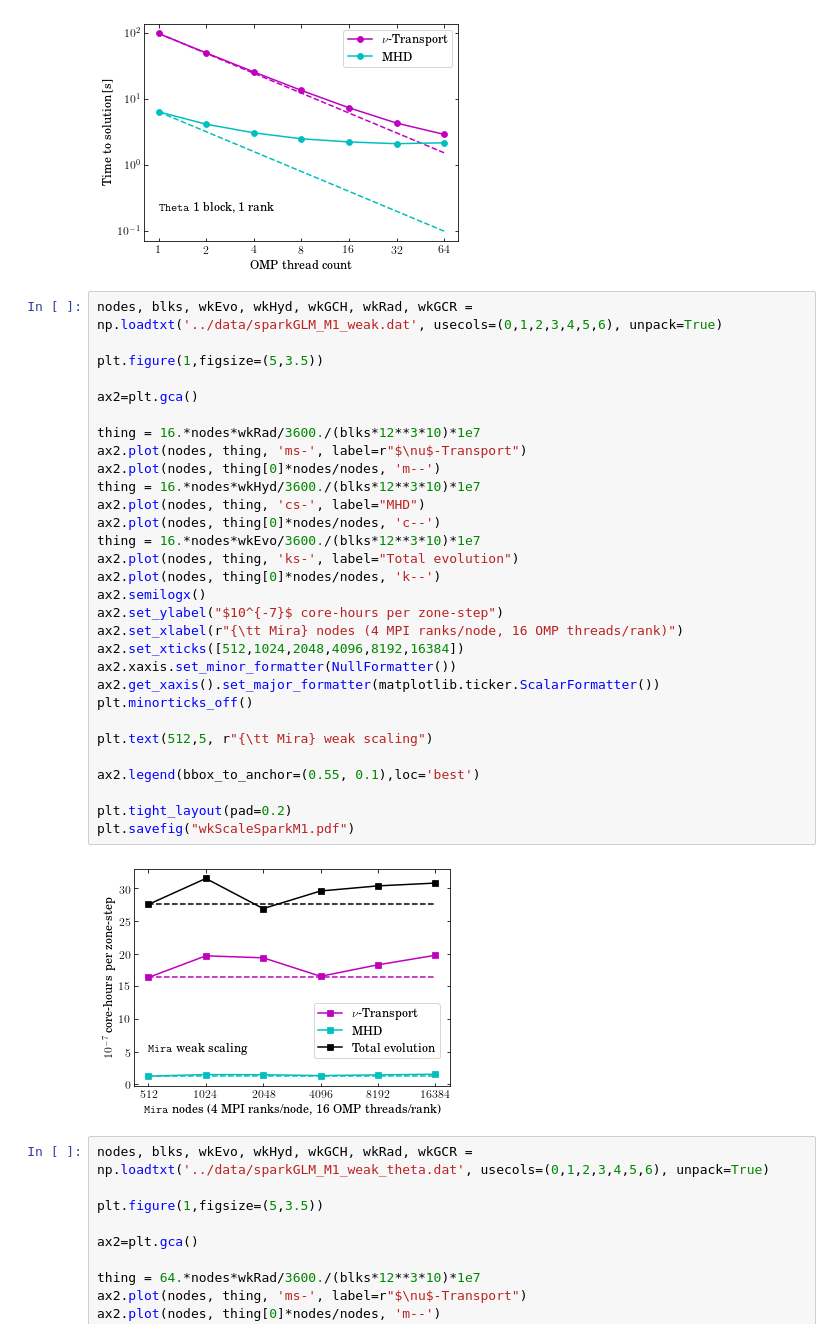
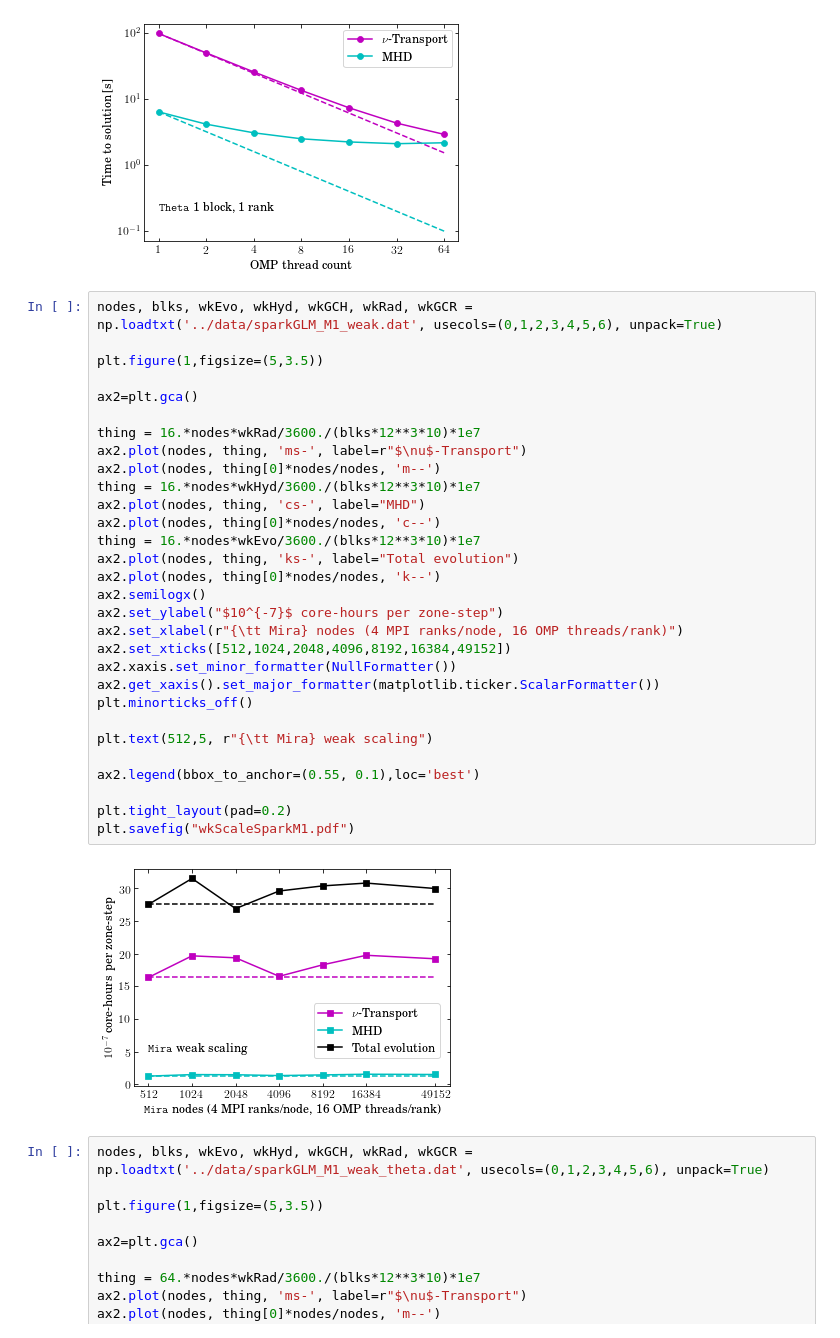
Before and after one commit to smcouch/INCITE_2018, a Jupyter notebook: figs/INCITE_plots.ipynb, the cells around one changed output. Cells and saved outputs as stored; diff of their text form.

```diff
--- a/figs/INCITE_plots.ipynb
+++ b/figs/INCITE_plots.ipynb
@@ -70,35 +70,35 @@ plt.savefig("thrdSpeedupSparkM1_theta.pdf")
 # %%
 nodes, blks, wkEvo, wkHyd, wkGCH, wkRad, wkGCR = np.loadtxt('../data/sparkGLM_M1_weak.dat', usecols=(0,1,2,3,4,5,6), unpack=True)
 
 plt.figure(1,figsize=(5,3.5))
 
 ax2=plt.gca()
 
 thing = 16.*nodes*wkRad/3600./(blks*12**3*10)*1e7
 ax2.plot(nodes, thing, 'ms-', label=r"$\nu$-Transport")
 ax2.plot(nodes, thing[0]*nodes/nodes, 'm--')
 thing = 16.*nodes*wkHyd/3600./(blks*12**3*10)*1e7
 ax2.plot(nodes, thing, 'cs-', label="MHD")
 ax2.plot(nodes, thing[0]*nodes/nodes, 'c--')
 thing = 16.*nodes*wkEvo/3600./(blks*12**3*10)*1e7
 ax2.plot(nodes, thing, 'ks-', label="Total evolution")
 ax2.plot(nodes, thing[0]*nodes/nodes, 'k--')
 ax2.semilogx()
 ax2.set_ylabel("$10^{-7}$ core-hours per zone-step")
 ax2.set_xlabel(r"{\tt Mira} nodes (4 MPI ranks/node, 16 OMP threads/rank)")
-ax2.set_xticks([512,1024,2048,4096,8192,16384])
+ax2.set_xticks([512,1024,2048,4096,8192,16384,49152])
 ax2.xaxis.set_minor_formatter(NullFormatter())
 ax2.get_xaxis().set_major_formatter(matplotlib.ticker.ScalarFormatter())
 plt.minorticks_off()
 
 plt.text(512,5, r"{\tt Mira} weak scaling")
 
 ax2.legend(bbox_to_anchor=(0.55, 0.1),loc='best')
 
 plt.tight_layout(pad=0.2)
 plt.savefig("wkScaleSparkM1.pdf")
 # %% [output]
-[figure, old version]
+[figure, new version]
 # %%
 nodes, blks, wkEvo, wkHyd, wkGCH, wkRad, wkGCR = np.loadtxt('../data/sparkGLM_M1_weak_theta.dat', usecols=(0,1,2,3,4,5,6), unpack=True)
 
```
Also changed, not shown: parts of 1 cell of this notebook, 2 other files.
